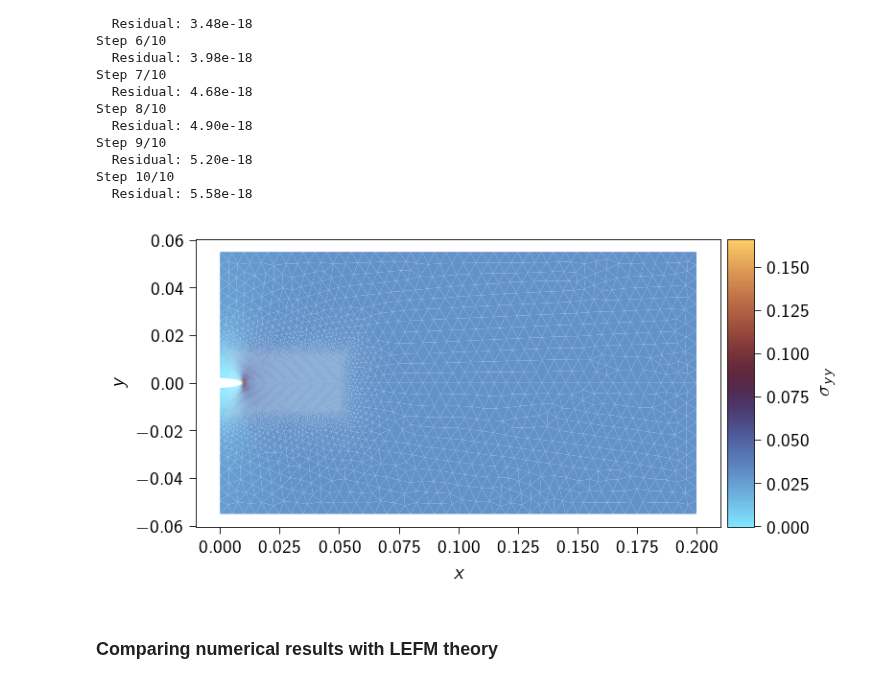
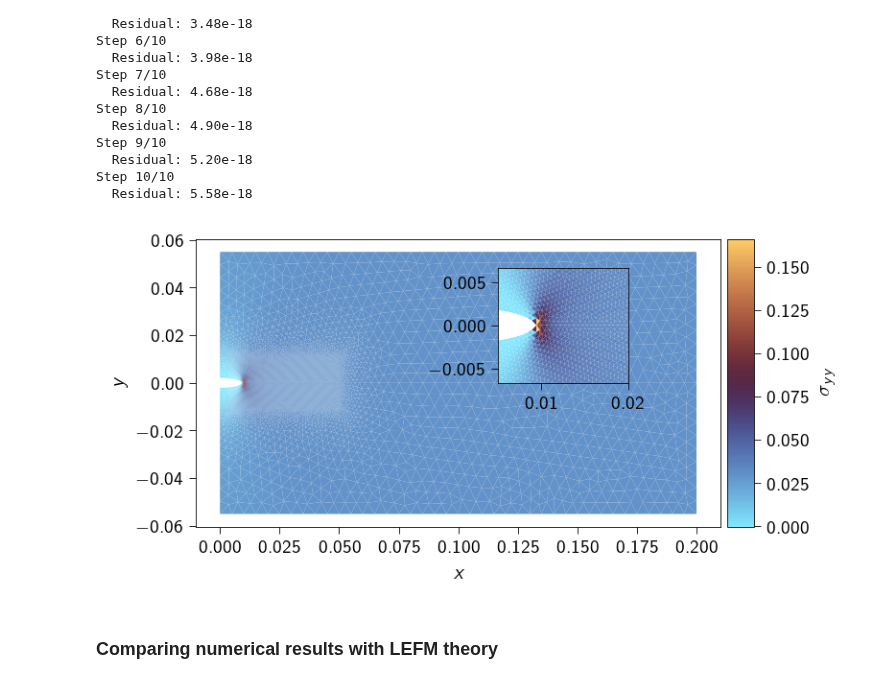
Before and after one commit to smec-ethz/tatva, a Jupyter notebook: examples/notebooks/lefm.ipynb, the cells around one changed output. Drawn from its saved outputs; the diff is of its cells as text; code cells hidden in the pictures.

```diff
--- a/examples/notebooks/lefm.ipynb
+++ b/examples/notebooks/lefm.ipynb
@@ -435,45 +435,65 @@ Step 9/10
 Step 10/10
   Residual: 5.58e-18
 # %%
-#| code-fold: true
+# | code-fold: true
 
 from mpl_toolkits.axes_grid1 import make_axes_locatable
+
 
 def plot_element_values(u, mesh, values, scale=1.0):
     displaced = mesh.coords + scale * u
     tri_elements = mesh.elements
 
     plt.style.use(STYLE_PATH)
     fig = plt.figure(figsize=(5, 4))
     ax = plt.axes()
-
 
     cb = ax.tripcolor(
         displaced[:, 0],
         displaced[:, 1],
         tri_elements,
         linewidth=0.0,
         facecolors=values,
         cmap=cmc.managua_r,
         edgecolors="black",
         antialiased=True,
     )
+
+    x1, x2, y1, y2 = (
+        crack_length - crack_length / 2,
+        2 * crack_length,
+        -crack_length/1.5,
+        crack_length/1.5,
+    )  # subregion of the original image
+    axins = ax.inset_axes([0.5, 0.5, 0.4, 0.4], xlim=(x1, x2), ylim=(y1, y2))
+    axins.set_aspect("equal")
+    axins.tripcolor(
+        displaced[:, 0],
+        displaced[:, 1],
+        tri_elements,
+        linewidth=0.0,
+        facecolors=values,
+        cmap=cmc.managua_r,
+        edgecolors="black",
+        antialiased=True,
+    )
+
     ax.set_xlabel("$x$")
     ax.set_ylabel("$y$")
     ax.set_aspect("equal")
     divider = make_axes_locatable(ax)
     cax = divider.append_axes("right", size="5%", pad=0.05)
     fig.colorbar(cb, cax=cax, label=r"$\sigma_{yy}$")
     plt.show()
 
 
 # squeeze to remove the quad point dimension (only 1 quad point)
 grad_u = op.grad(u_solution).squeeze()
 strains = compute_strain(grad_u)
 stresses = compute_stress(strains, mat.mu, mat.lmbda)
-plot_element_values(u_solution, mesh, stresses[:, 1 , 1].flatten(), scale=10.)
+plot_element_values(u_solution, mesh, stresses[:, 1, 1].flatten(), scale=10.0)
 # %% [output]
-[figure, old version]
+[figure, new version]
 # %% [markdown]
 ### Comparing numerical results with LEFM theory
 # %%
```
Also changed, not shown: 1 other file.
